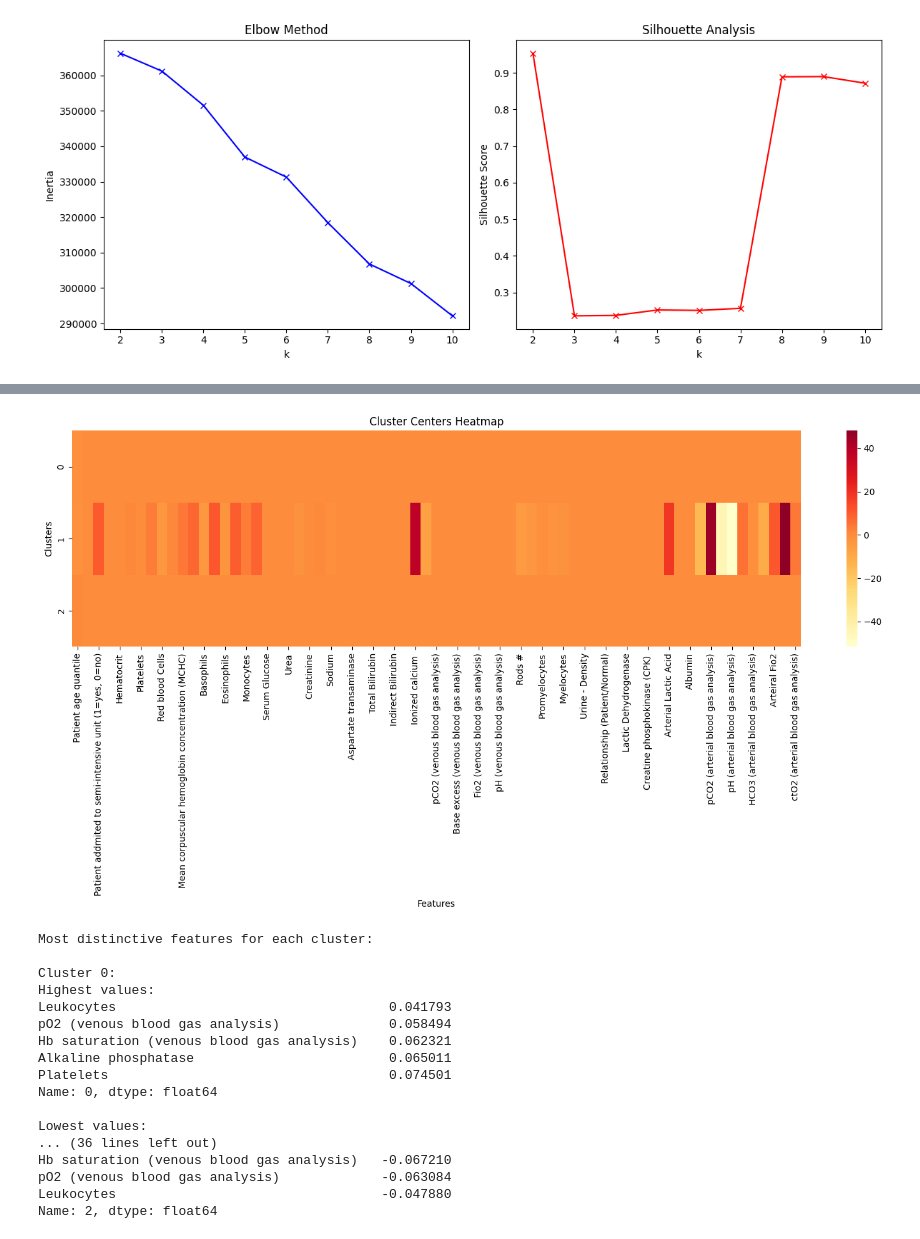
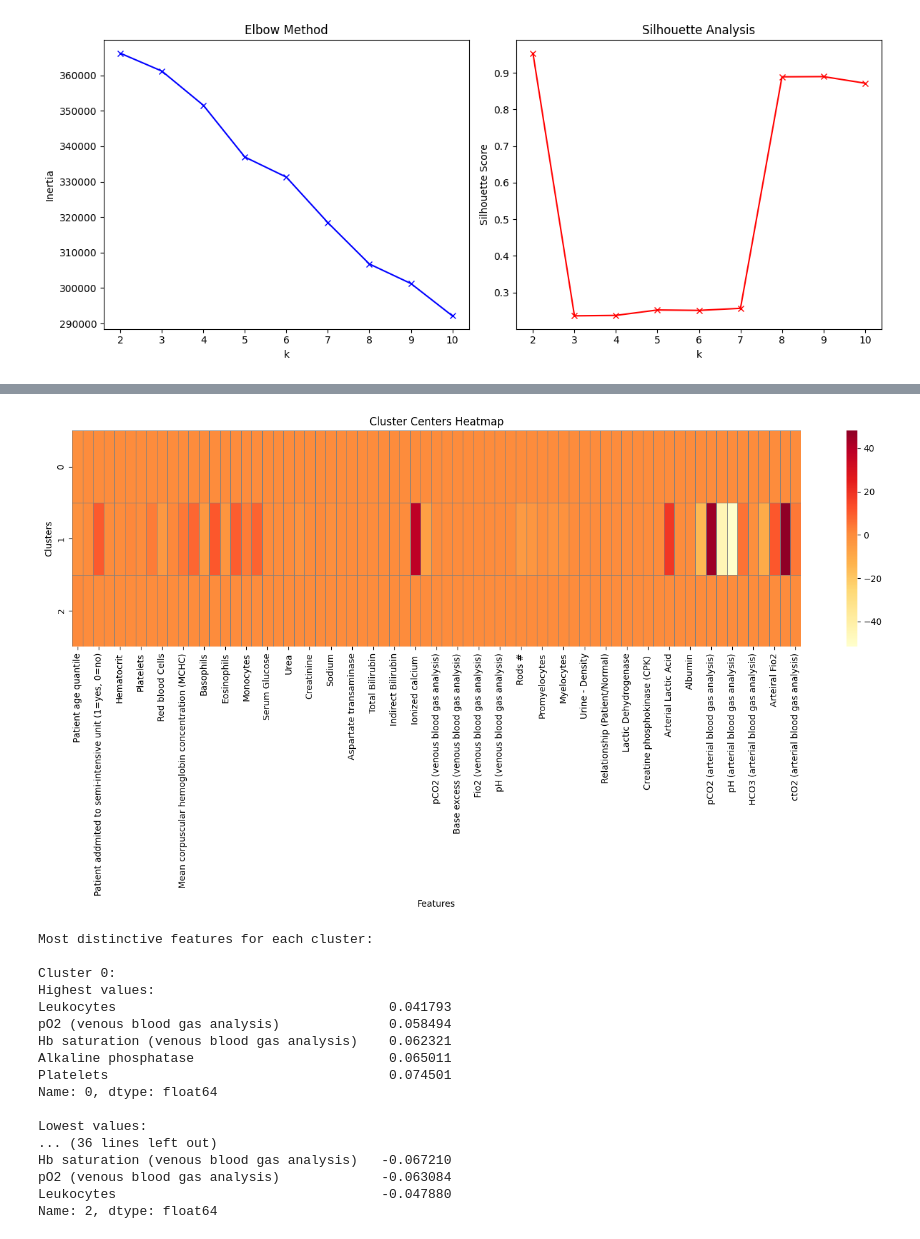
Before and after one commit to krispybataa/final-proj, a Jupyter notebook: kmeans_analysis.ipynb, the cells around one changed output, grey strips where cells are left out. Saved outputs shown, nothing was run; the diff lists cells and outputs as text; code cells hidden in the pictures.

```diff
--- a/kmeans_analysis.ipynb
+++ b/kmeans_analysis.ipynb
@@ -173,33 +176,41 @@ plt.show()
 # %%
 # Analyze cluster centers
 feature_names = X.columns  # Use only the column names from the preprocessed data X
 cluster_centers = pd.DataFrame(
     kmeans.cluster_centers_,
     columns=feature_names
 )
 
 # Plot heatmap of cluster centers
 plt.figure(figsize=(15, 8))
-sns.heatmap(cluster_centers, cmap='YlOrRd', center=0)
+# sns.heatmap(cluster_centers, cmap='YlOrRd', center=0)
+sns.heatmap(
+    cluster_centers,
+    cmap='YlOrRd',  # Diverging colormap
+    center=0,
+    linewidths=0.5,  # Add thin lines
+    linecolor='gray'  # Use gray for subtle separation
+)
+
 plt.title('Cluster Centers Heatmap')
 plt.xlabel('Features')
 plt.ylabel('Clusters')
 plt.xticks(rotation=90)
 plt.tight_layout()
 plt.show()
 
 # Print the most important features for each cluster
 print("\nMost distinctive features for each cluster:")
 for i in range(len(cluster_centers)):
     print(f"\nCluster {i}:")
     # Get top 5 highest and lowest values
     sorted_features = cluster_centers.iloc[i].sort_values()
     print("Highest values:")
     print(sorted_features[-5:])
     print("\nLowest values:")
     print(sorted_features[:5])
 # %% [output]
-[figure, old version]
+[figure, new version]
 Most distinctive features for each cluster:
 
 Cluster 0:
```
Also changed, not shown: parts of 5 cells of this notebook.
